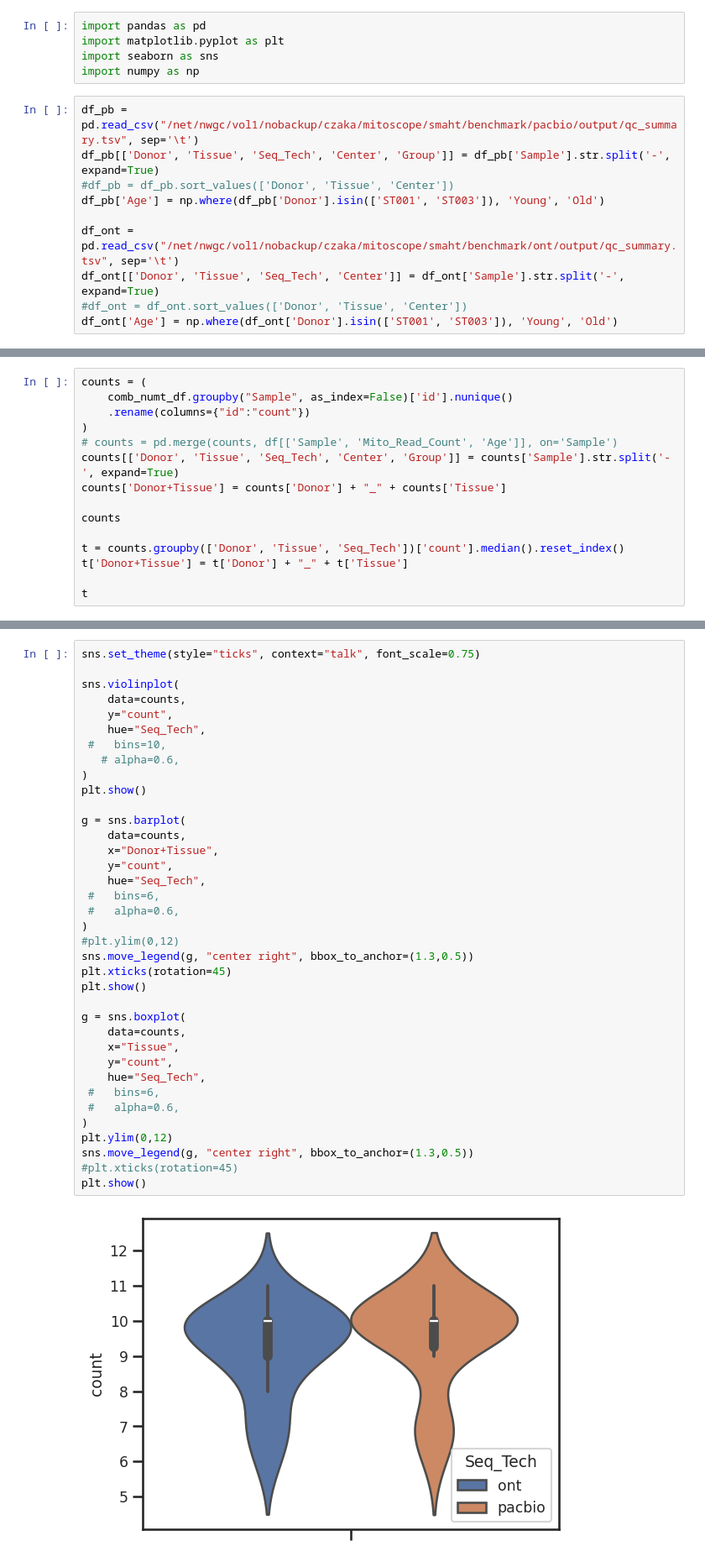
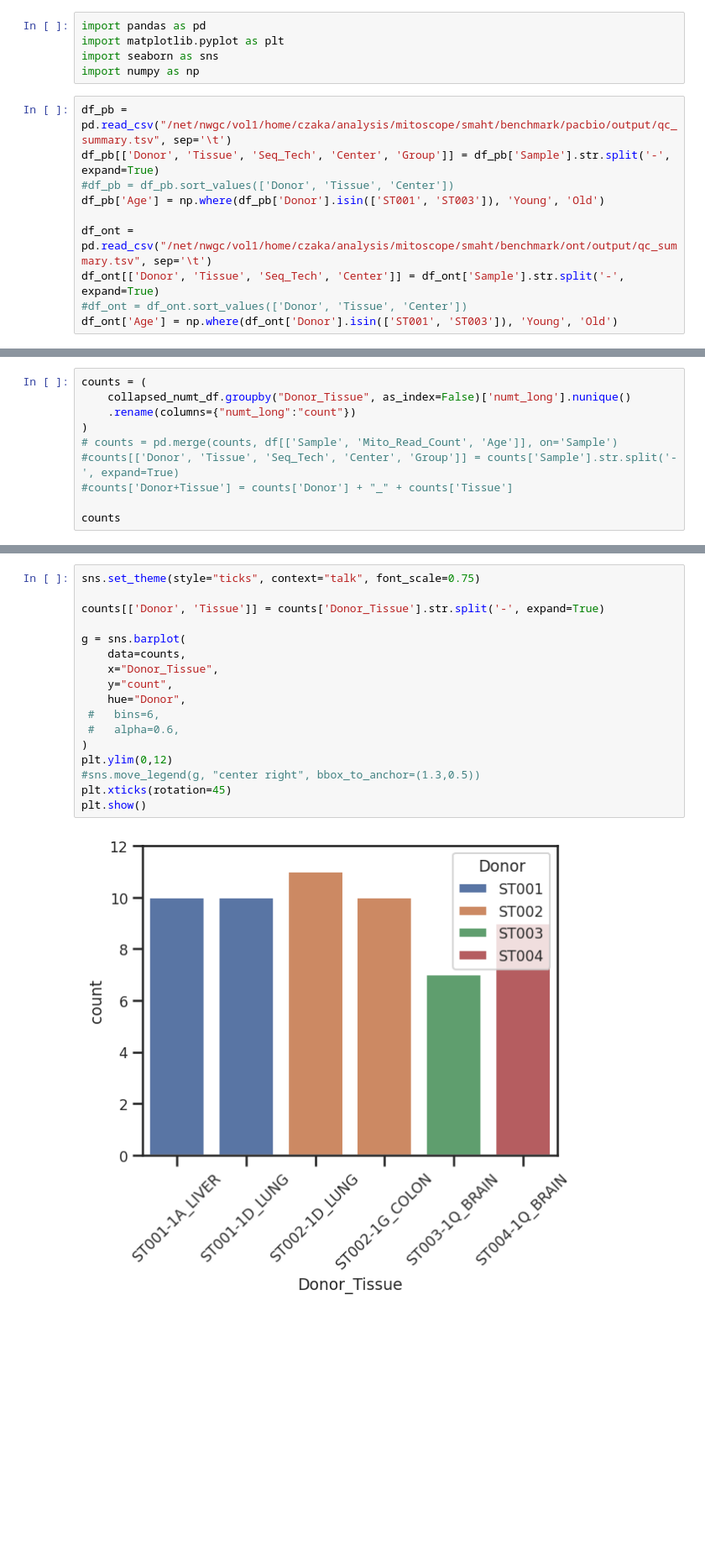
Before and after one commit to czakarian/smaht_mitoscope_analysis, a Jupyter notebook: numt_analysis.ipynb, the cells around one changed output, grey strips where cells are left out. Shown at 84% size. Cells and saved outputs as stored; diff of their text form; blank space fills up the shorter version.

Commit message:
updated analysis JNs

```diff
--- a/numt_analysis.ipynb
+++ b/numt_analysis.ipynb
@@ -4,12 +4,12 @@ import matplotlib.pyplot as plt
 import seaborn as sns
 import numpy as np
 # %%
-df_pb = pd.read_csv("/net/nwgc/vol1/nobackup/czaka/mitoscope/smaht/benchmark/pacbio/output/qc_summary.tsv", sep='\t')
+df_pb = pd.read_csv("/net/nwgc/vol1/home/czaka/analysis/mitoscope/smaht/benchmark/pacbio/output/qc_summary.tsv", sep='\t')
 df_pb[['Donor', 'Tissue', 'Seq_Tech', 'Center', 'Group']] = df_pb['Sample'].str.split('-', expand=True)
 #df_pb = df_pb.sort_values(['Donor', 'Tissue', 'Center'])
 df_pb['Age'] = np.where(df_pb['Donor'].isin(['ST001', 'ST003']), 'Young', 'Old')
 
-df_ont = pd.read_csv("/net/nwgc/vol1/nobackup/czaka/mitoscope/smaht/benchmark/ont/output/qc_summary.tsv", sep='\t')
+df_ont = pd.read_csv("/net/nwgc/vol1/home/czaka/analysis/mitoscope/smaht/benchmark/ont/output/qc_summary.tsv", sep='\t')
 df_ont[['Donor', 'Tissue', 'Seq_Tech', 'Center']] = df_ont['Sample'].str.split('-', expand=True)
 #df_ont = df_ont.sort_values(['Donor', 'Tissue', 'Center'])
 df_ont['Age'] = np.where(df_ont['Donor'].isin(['ST001', 'ST003']), 'Young', 'Old')
@@ -58,16 +218,11 @@ comb_numt_df
 # %%
 counts = (
-    comb_numt_df.groupby("Sample", as_index=False)['id'].nunique()
-    .rename(columns={"id":"count"})
+    collapsed_numt_df.groupby("Donor_Tissue", as_index=False)['numt_long'].nunique()
+    .rename(columns={"numt_long":"count"})
 )
 # counts = pd.merge(counts, df[['Sample', 'Mito_Read_Count', 'Age']], on='Sample')
-counts[['Donor', 'Tissue', 'Seq_Tech', 'Center', 'Group']] = counts['Sample'].str.split('-', expand=True)
-counts['Donor+Tissue'] = counts['Donor'] + "_" + counts['Tissue']
+#counts[['Donor', 'Tissue', 'Seq_Tech', 'Center', 'Group']] = counts['Sample'].str.split('-', expand=True)
+#counts['Donor+Tissue'] = counts['Donor'] + "_" + counts['Tissue']
 
 counts
-
-t = counts.groupby(['Donor', 'Tissue', 'Seq_Tech'])['count'].median().reset_index()
-t['Donor+Tissue'] = t['Donor'] + "_" + t['Tissue']
-
-t
 # %% [output]
@@ -167,39 +375,19 @@ for d in comb_numt_df['Donor+Tissue'].unique():
 # %%
 sns.set_theme(style="ticks", context="talk", font_scale=0.75)
 
-sns.violinplot(
-    data=counts,
-    y="count",
-    hue="Seq_Tech",
- #   bins=10,
-   # alpha=0.6,
-)
-plt.show()
+counts[['Donor', 'Tissue']] = counts['Donor_Tissue'].str.split('-', expand=True)
 
 g = sns.barplot(
     data=counts,
-    x="Donor+Tissue",
+    x="Donor_Tissue",
     y="count",
-    hue="Seq_Tech",
- #   bins=6,
- #   alpha=0.6,
-)
-#plt.ylim(0,12)
-sns.move_legend(g, "center right", bbox_to_anchor=(1.3,0.5))
-plt.xticks(rotation=45)
-plt.show()
-
-g = sns.boxplot(
-    data=counts,
-    x="Tissue",
-    y="count",
-    hue="Seq_Tech",
+    hue="Donor",
  #   bins=6,
  #   alpha=0.6,
 )
 plt.ylim(0,12)
-sns.move_legend(g, "center right", bbox_to_anchor=(1.3,0.5))
-#plt.xticks(rotation=45)
+#sns.move_legend(g, "center right", bbox_to_anchor=(1.3,0.5))
+plt.xticks(rotation=45)
 plt.show()
 # %% [output]
-[figure, old version]
+[figure, new version]
```
Also changed, not shown: parts of 13 cells of this notebook, 4 other files.
